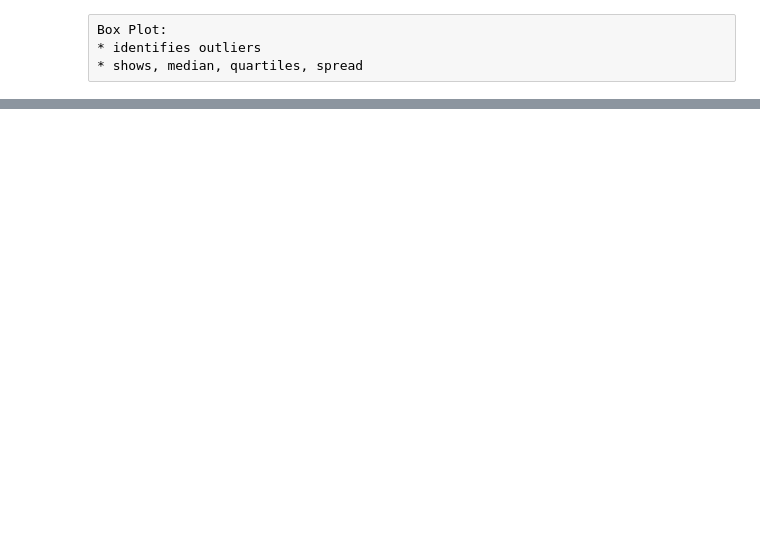
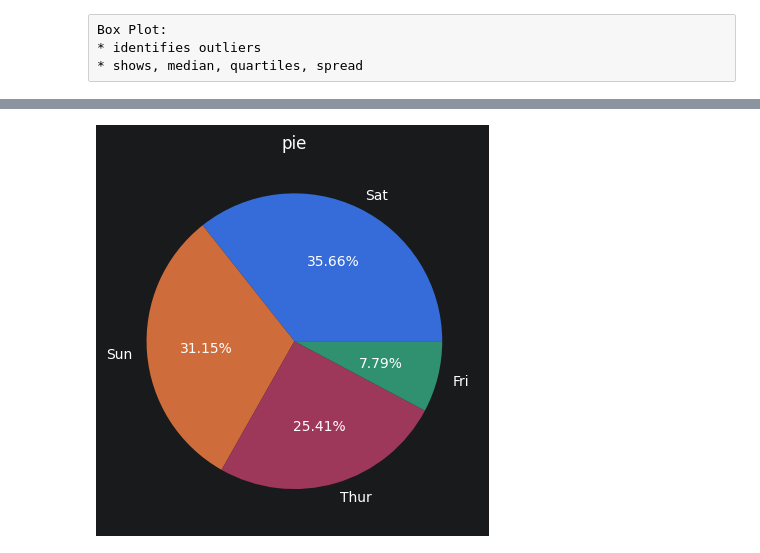
Before and after one commit to Anik-Singha/mlp-besant, a Jupyter notebook: 12_DataVizualization.ipynb, the cells around one changed output, grey strips where cells are left out. Saved outputs shown, nothing was run; the diff lists cells and outputs as text; code cells hidden in the pictures; blank space fills up the shorter version.

```diff
--- a/12_DataVizualization.ipynb
+++ b/12_DataVizualization.ipynb
@@ -119,0 +153,7 @@ plt.show()
+# %%
+plt.figure()
+df['day'].value_counts().plot.pie()
+plt.title('pie')
+plt.show()
+# %% [output]
+[figure, added]
```
Also changed, not shown: parts of 26 cells of this notebook, 1 other file.
